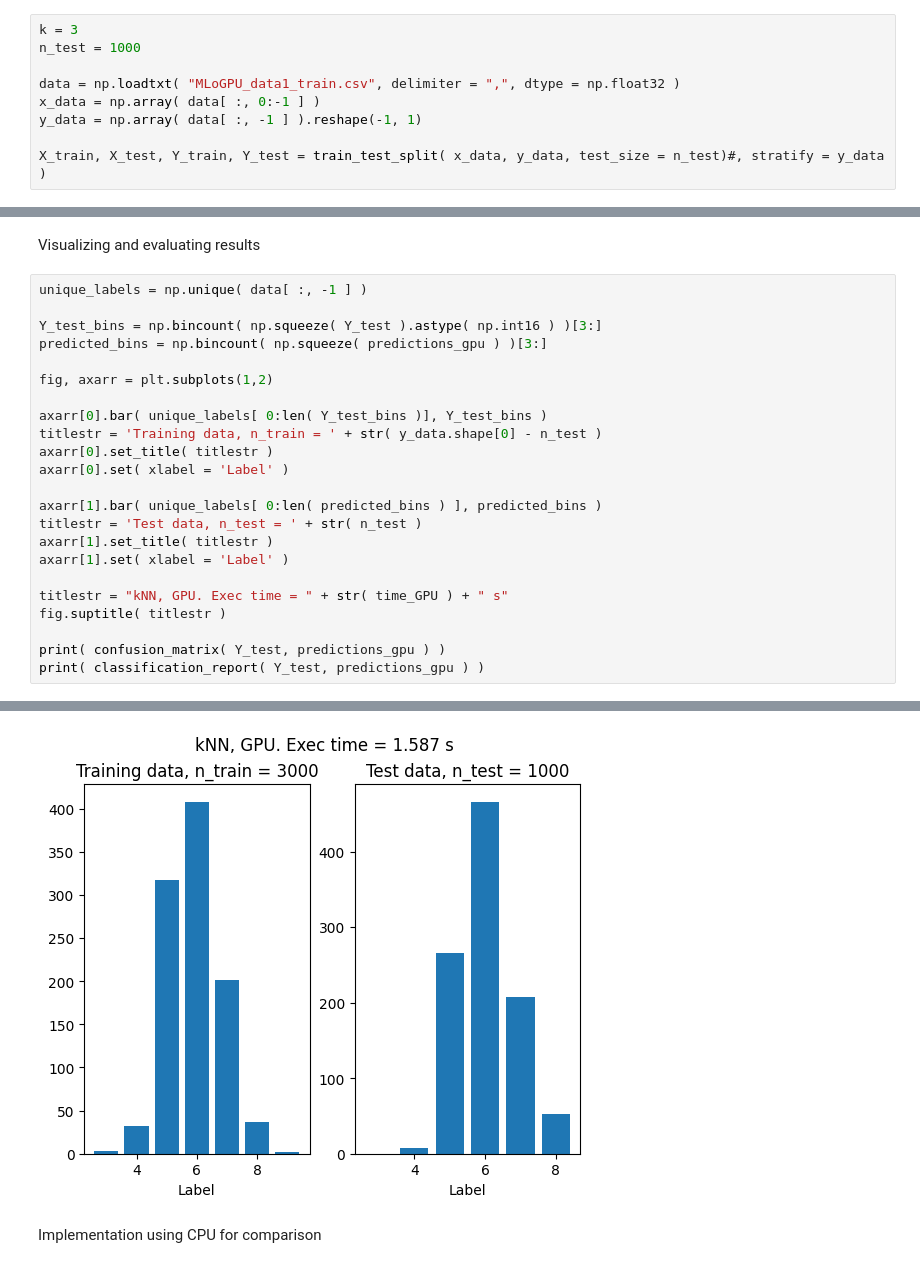
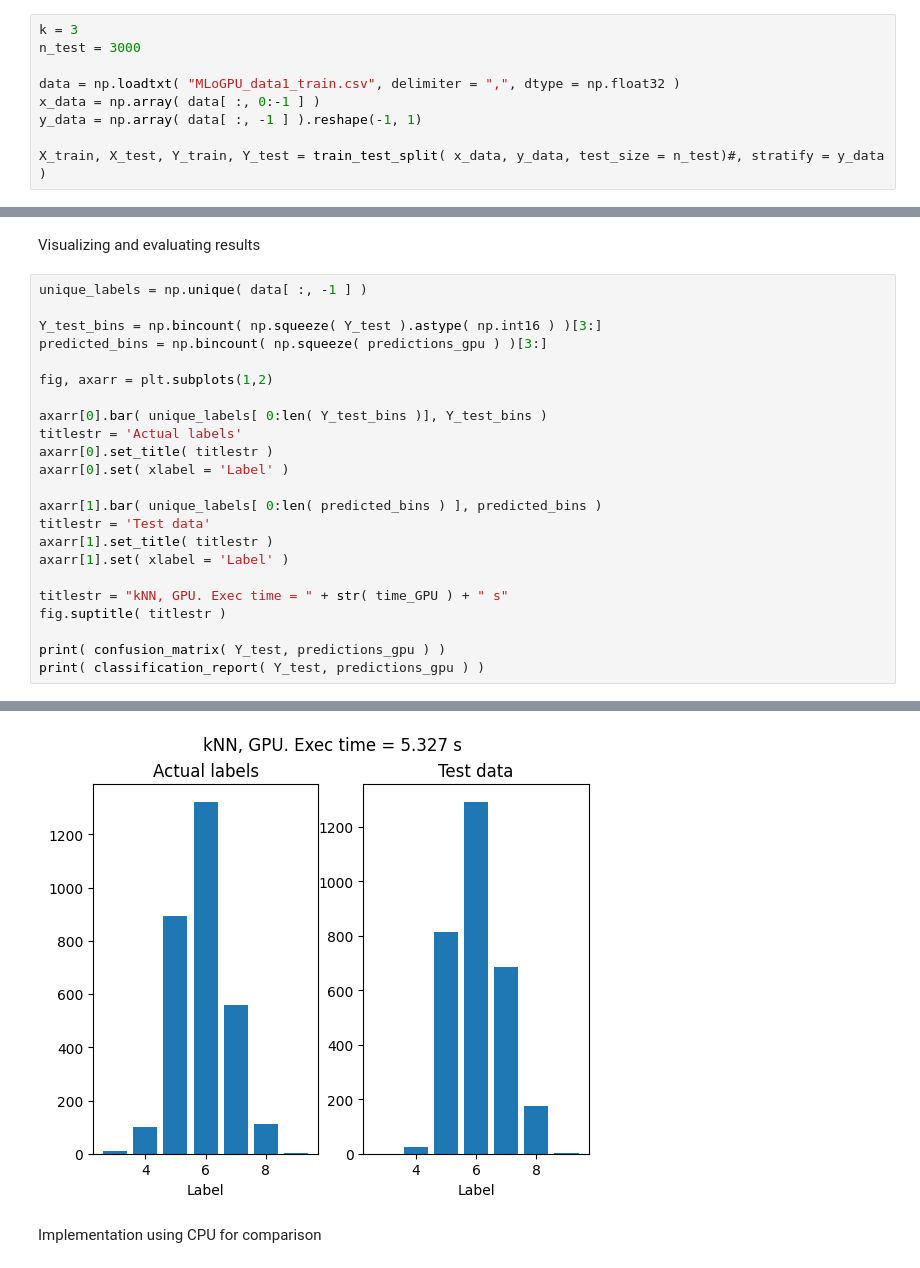
Before and after one commit to ilmari99/GPUHarkkatyo, a Jupyter notebook: Harkkatyo/main_knn.ipynb, the cells around one changed output, grey strips where cells are left out. Drawn from its saved outputs; the diff is of its cells as text.

Commit message:
Fixed some titles

```diff
--- a/Harkkatyo/main_knn.ipynb
+++ b/Harkkatyo/main_knn.ipynb
@@ -14,7 +14,7 @@ from sklearn.metrics import classification_report, confusion_matrix
 Read data and split it to train and test sets. Define k.
 # %%
 k = 3
-n_test = 1000
+n_test = 3000
 
 data = np.loadtxt( "MLoGPU_data1_train.csv", delimiter = ",", dtype = np.float32 )
 x_data = np.array( data[ :, 0:-1 ] )
@@ -139,12 +139,12 @@ predicted_bins = np.bincount( np.squeeze( predictions_gpu ) )[3:]
 fig, axarr = plt.subplots(1,2)
 
 axarr[0].bar( unique_labels[ 0:len( Y_test_bins )], Y_test_bins )
-titlestr = 'Training data, n_train = ' + str( y_data.shape[0] - n_test )
+titlestr = 'Actual labels'
 axarr[0].set_title( titlestr )
 axarr[0].set( xlabel = 'Label' )
 
 axarr[1].bar( unique_labels[ 0:len( predicted_bins ) ], predicted_bins )
-titlestr = 'Test data, n_test = ' + str( n_test )
+titlestr = 'Test data'
 axarr[1].set_title( titlestr )
 axarr[1].set( xlabel = 'Label' )
 
@@ -177,4 +177,4 @@ weighted avg       0.54      0.54      0.54      1000
-[figure, old version]
+[figure, new version]
 # %% [markdown]
 Implementation using CPU for comparison
 # %%
```
Also changed, not shown: parts of 2 cells of this notebook.
